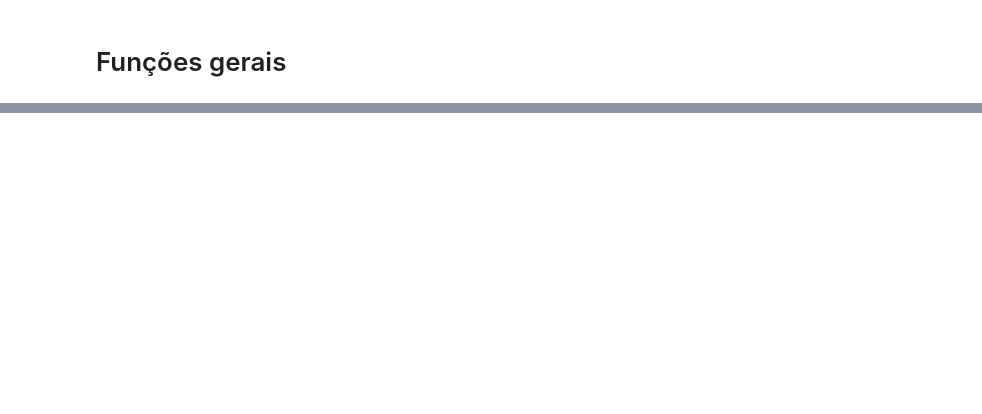
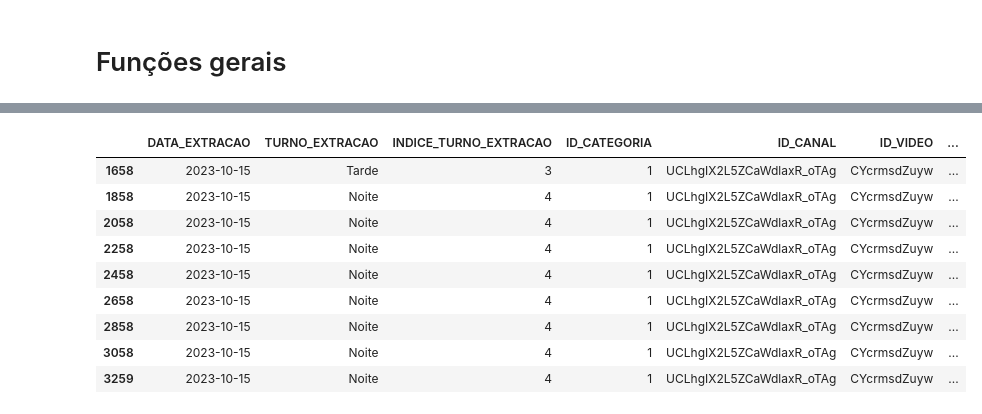
Before and after one commit to rodrigorocha1/analise_dados_youtube, a Jupyter notebook: notebooks/etl_trends.ipynb, the cells around one changed output, grey strips where cells are left out. Cells and saved outputs as stored; diff of their text form; code cells hidden in the pictures; blank space fills up the shorter version.

```diff
--- a/notebooks/etl_trends.ipynb
+++ b/notebooks/etl_trends.ipynb
@@ -248,0 +225,14 @@ base_trends.to_parquet('../data/ouro_csv/trends/trends_novo.parquet')
+# %%
+base_max = base_original[['DATA_EXTRACAO', 'TURNO_EXTRACAO','INDICE_TURNO_EXTRACAO', 'ID_CATEGORIA', 'ID_CANAL', 'ID_VIDEO', 'TOTAL_VISUALIZACOES']]
+base_max.query('ID_VIDEO == "CYcrmsdZuyw" and DATA_EXTRACAO == "2023-10-15" ').sort_values(by=['DATA_EXTRACAO', 'INDICE_TURNO_EXTRACAO'])
+# %% [output]
+|  | DATA_EXTRACAO | TURNO_EXTRACAO | INDICE_TURNO_EXTRACAO | ID_CATEGORIA | ID_CANAL | ID_VIDEO | ... |
+| 1658 | 2023-10-15 | Tarde | 3 | 1 | UCLhgIX2L5ZCaWdlaxR_oTAg | CYcrmsdZuyw | ... |
+| 1858 | 2023-10-15 | Noite | 4 | 1 | UCLhgIX2L5ZCaWdlaxR_oTAg | CYcrmsdZuyw | ... |
+| 2058 | 2023-10-15 | Noite | 4 | 1 | UCLhgIX2L5ZCaWdlaxR_oTAg | CYcrmsdZuyw | ... |
+| 2258 | 2023-10-15 | Noite | 4 | 1 | UCLhgIX2L5ZCaWdlaxR_oTAg | CYcrmsdZuyw | ... |
+| 2458 | 2023-10-15 | Noite | 4 | 1 | UCLhgIX2L5ZCaWdlaxR_oTAg | CYcrmsdZuyw | ... |
+| 2658 | 2023-10-15 | Noite | 4 | 1 | UCLhgIX2L5ZCaWdlaxR_oTAg | CYcrmsdZuyw | ... |
+| 2858 | 2023-10-15 | Noite | 4 | 1 | UCLhgIX2L5ZCaWdlaxR_oTAg | CYcrmsdZuyw | ... |
+| 3058 | 2023-10-15 | Noite | 4 | 1 | UCLhgIX2L5ZCaWdlaxR_oTAg | CYcrmsdZuyw | ... |
+| 3259 | 2023-10-15 | Noite | 4 | 1 | UCLhgIX2L5ZCaWdlaxR_oTAg | CYcrmsdZuyw | ... |
```
Also changed, not shown: parts of 39 cells of this notebook.
